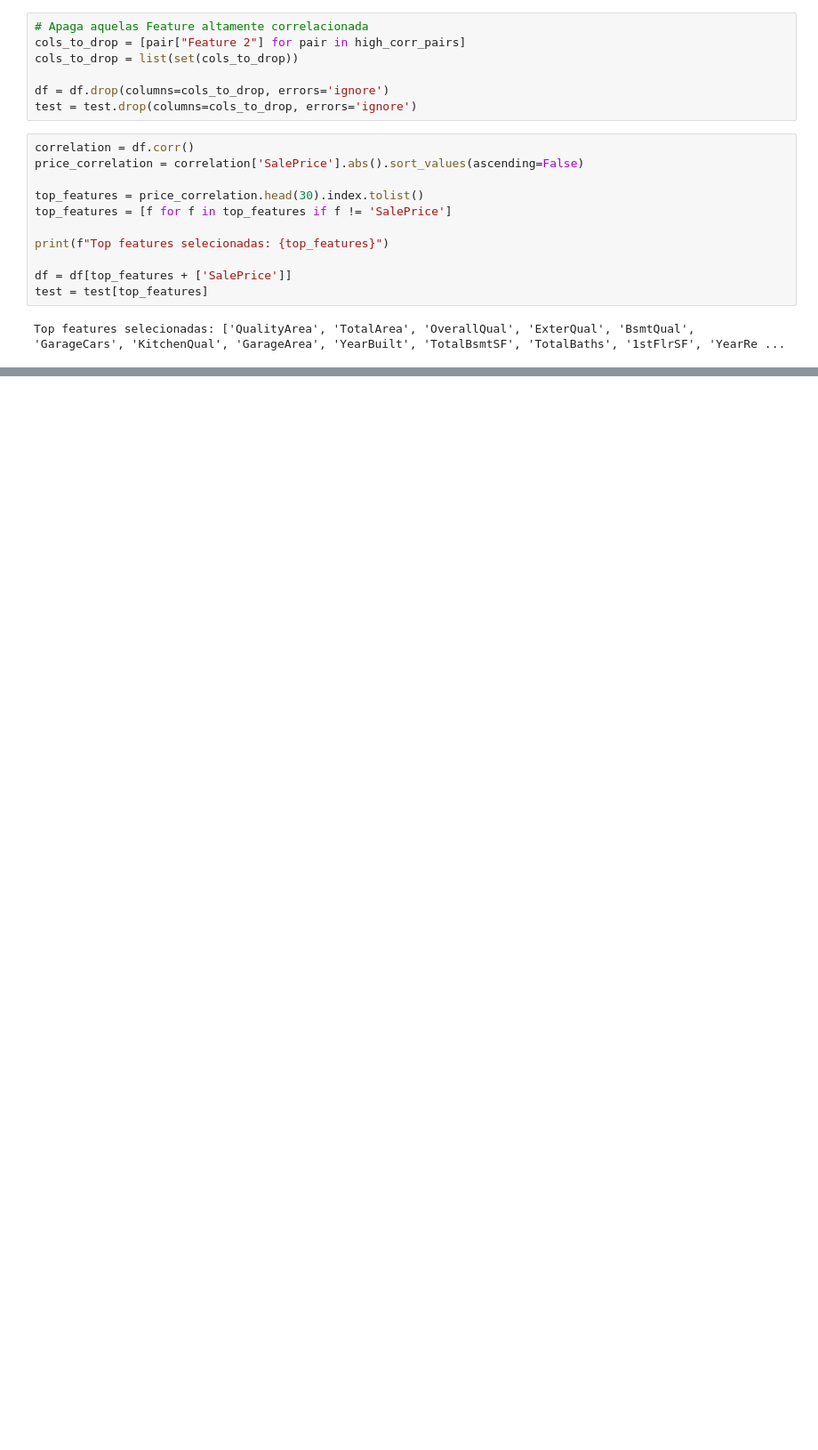
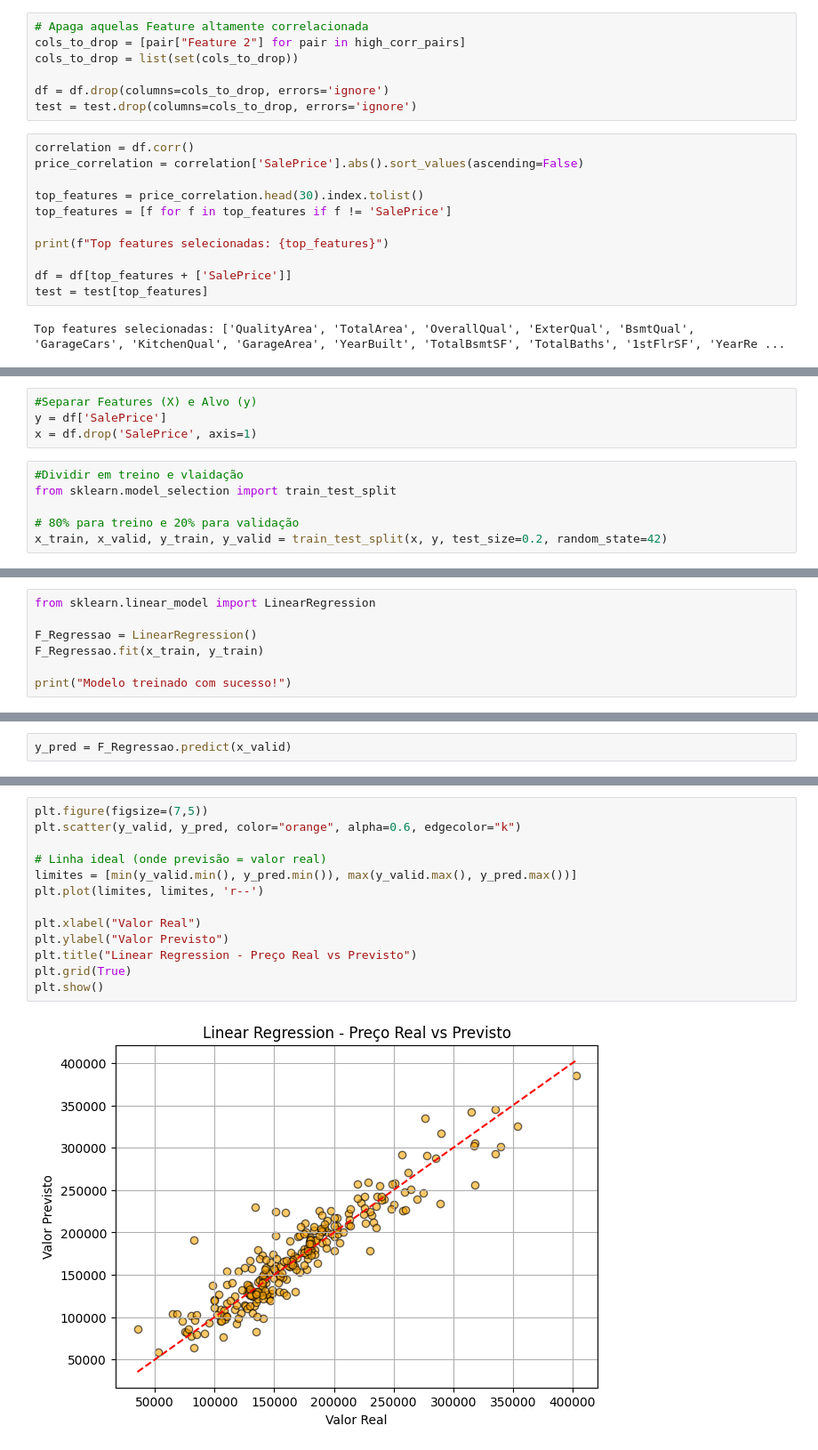
Before and after one commit to KalebeSouza-dev/Projeto-Regressao-HousePrices, a Jupyter notebook: analise.ipynb, the cells around one changed output, grey strips where cells are left out. Shown at 89% size. Cells and saved outputs as stored; diff of their text form; blank space fills up the shorter version.

```diff
--- a/analise.ipynb
+++ b/analise.ipynb
@@ -625,0 +678,10 @@ Top features selecionadas: ['QualityArea', 'TotalArea', 'OverallQual', 'ExterQua
+# %%
+#Separar Features (X) e Alvo (y)
+y = df['SalePrice']
+x = df.drop('SalePrice', axis=1)
+# %%
+#Dividir em treino e vlaidação
+from sklearn.model_selection import train_test_split
+
+# 80% para treino e 20% para validação
+x_train, x_valid, y_train, y_valid = train_test_split(x, y, test_size=0.2, random_state=42)
@@ -625,0 +694,7 @@ Top features selecionadas: ['QualityArea', 'TotalArea', 'OverallQual', 'ExterQua
+# %%
+from sklearn.linear_model import LinearRegression
+
+F_Regressao = LinearRegression()
+F_Regressao.fit(x_train, y_train)
+
+print("Modelo treinado com sucesso!")
@@ -625,0 +703,2 @@ Top features selecionadas: ['QualityArea', 'TotalArea', 'OverallQual', 'ExterQua
+# %%
+y_pred = F_Regressao.predict(x_valid)
@@ -625,0 +724,15 @@ Top features selecionadas: ['QualityArea', 'TotalArea', 'OverallQual', 'ExterQua
+# %%
+plt.figure(figsize=(7,5))
+plt.scatter(y_valid, y_pred, color="orange", alpha=0.6, edgecolor="k")
+
+# Linha ideal (onde previsão = valor real)
+limites = [min(y_valid.min(), y_pred.min()), max(y_valid.max(), y_pred.max())]
+plt.plot(limites, limites, 'r--')
+
+plt.xlabel("Valor Real")
+plt.ylabel("Valor Previsto")
+plt.title("Linear Regression - Preço Real vs Previsto")
+plt.grid(True)
+plt.show()
+# %% [output]
+[figure, added]
```
Also changed, not shown: parts of 21 cells of this notebook, 4 other files.
